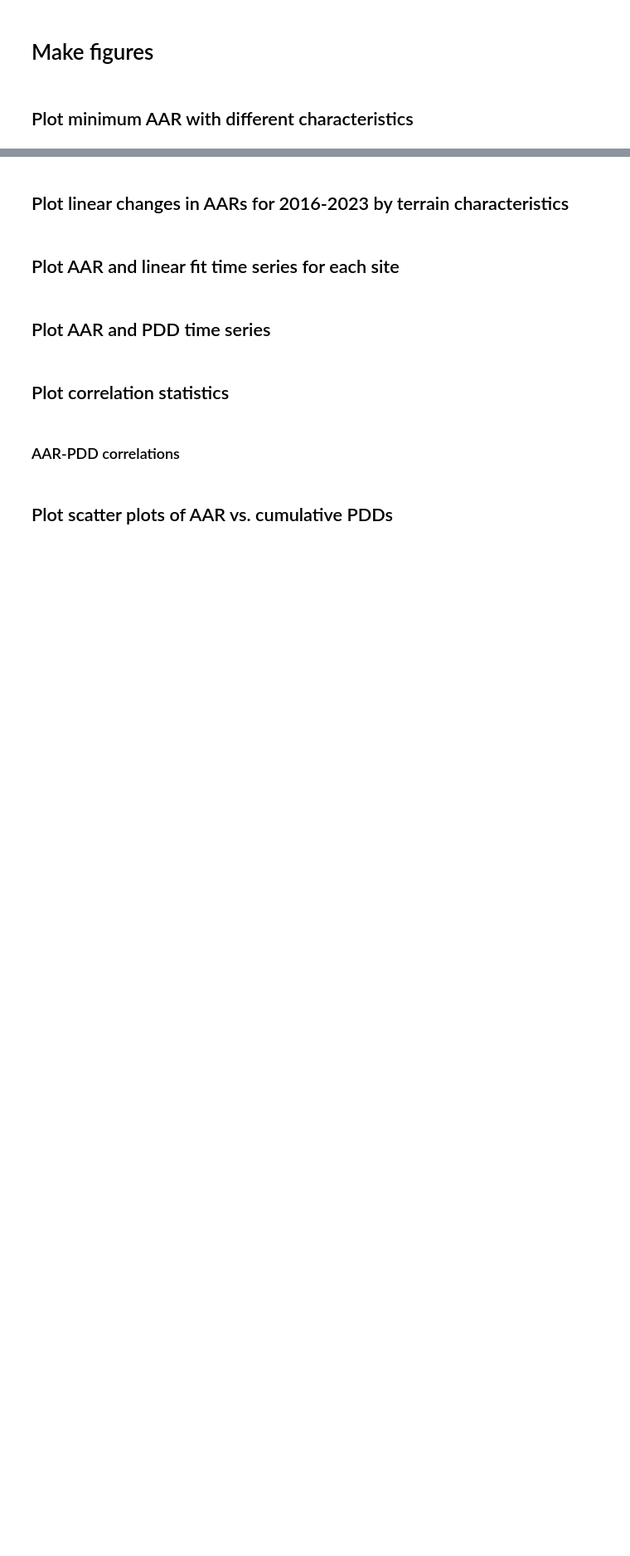
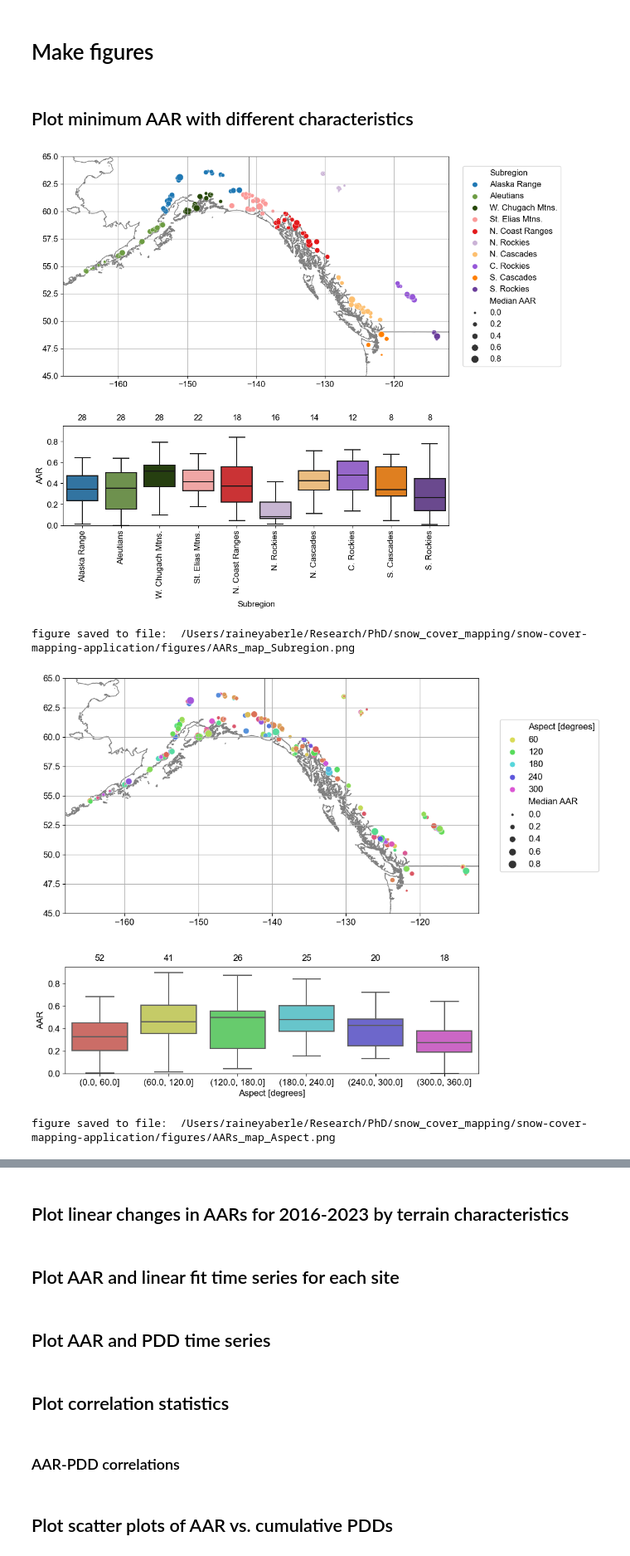
Before and after one commit to RaineyAbe/snow-cover-mapping-application, a Jupyter notebook: notebooks/6_make_figures.ipynb, the cells around one changed output, grey strips where cells are left out. Shown at 83% size. Saved outputs shown, nothing was run; the diff lists cells and outputs as text; code cells hidden in the pictures; blank space fills up the shorter version.

```diff
--- a/notebooks/6_make_figures.ipynb
+++ b/notebooks/6_make_figures.ipynb
@@ -61,55 +61,71 @@ bins_list = ['N/A',
              np.linspace(0, 750, num=7),
              np.linspace(0, 35, num=8)]
 plt.rcParams.update({'font.sans-serif':'Arial', 'font.size':12})
 xmin, xmax = -168, -112
 ymin, ymax = 45, 65
 for column, column_display, palette, bins in zip(columns, columns_display, palettes, bins_list):
     fig, ax = plt.subplots(2, 1, figsize=(10,10), gridspec_kw={'height_ratios':[2.5, 1]})
     # plot country outlines on the map
     usca.plot(ax=ax[0], facecolor='None', edgecolor='grey')
-    # plot points on the map
-    # if type(bins) != str:
-    #     sns.scatterplot(data=min_snow_cover_stats, x='centroid_x', y='centroid_y',
-    #                     vmin=np.min(bins), vmax=np.max(bins),
-    #                     hue=column, palette=palette, size='AAR_P50_min',
-    #                     sizes=(5, 100), legend=True, ax=ax[0])
-    # else:
-    sns.scatterplot(data=min_snow_cover_stats, x='centroid_x', y='centroid_y',
-                    hue=column, palette=palette, size='AAR_P50_min',
-                    sizes=(5, 100), legend=True, ax=ax[0])
+    if column !='Subregion':
+        # # Create a custom colormap with specified colormap limits
+        # cmap = plt.cm.viridis  # Choose your desired colormap
+        # norm = Normalize(vmin=np.min(bins), vmax=np.max(bins))
+        # custom_cmap = sns.color_palette([cmap(norm(value)) for value in bins], as_cmap=True)
+        # plot points on the map
+        sns.scatterplot(data=min_snow_cover_stats, x='centroid_x', y='centroid_y',
+                        hue=column, size='AAR_P50_min', palette=palette,
+                        sizes=(5, 100), legend=True, ax=ax[0])
+        # add bin column
+        min_snow_cover_stats[column + '_bin'] = pd.cut(min_snow_cover_stats[column], bins)
+        # plot boxplots
+        sns.boxplot(data=min_snow_cover_stats, x=column + '_bin', y='AAR_P50_min', showfliers=False, palette=palette, ax=ax[1])
+        # calculate number of observations in each bin
+        nobs = min_snow_cover_stats[column + '_bin'].value_counts().values
+    else:
+        # plot points on the map
+        scatter = sns.scatterplot(data=min_snow_cover_stats, x='centroid_x', y='centroid_y',
+                                  hue=column, palette=palette, size='AAR_P50_min',
+                                  sizes=(5, 100), legend=True, ax=ax[0])
+        # plot boxplots
+        sns.boxplot(data=min_snow_cover_stats, x=column, y='AAR_P50_min', showfliers=False, palette=palette, ax=ax[1])
+        ax[1].set_xticks(ax[1].get_xticks())
+        ax[1].set_xticklabels(ax[1].get_xticklabels(), rotation=90)
+        # calculate number of obserations in each bin
+        nobs = min_snow_cover_stats['Subregion'].value_counts().values
+    # Add number of observations to the boxplot
+    nobs = [str(x) for x in nobs.tolist()]
+    pos = range(len(nobs))
+    for tick in pos:
+        ax[1].text(pos[tick], 1.0,
+                   nobs[tick],
+                   horizontalalignment='center',
+                   color='k')
+    # adjust legend and axes
     sns.move_legend(ax[0], "center right", bbox_to_anchor=[1.1, 0.4, 0.2, 0.2])
     ax[0].set_xlabel('')
     ax[0].set_ylabel('')
     ax[0].grid()
     ax[0].set_xlim(xmin, xmax)
     ax[0].set_ylim(ymin, ymax)
-    # plot regional barplots
-    if type(bins) != str:
-        # add bin column
-        min_snow_cover_stats[column + '_bin'] = pd.cut(min_snow_cover_stats[column], bins)
-        # plot boxplots
-        sns.boxplot(data=min_snow_cover_stats, x=column + '_bin', y='AAR_P50_min', showfliers=False, palette=palette, ax=ax[1])
-    else:
-        # plot boxplots
-        sns.boxplot(data=min_snow_cover_stats, x=column, y='AAR_P50_min', showfliers=False, palette=palette, ax=ax[1])
-    if type(bins) == str:
-        ax[1].set_xticks(ax[1].get_xticks())
-        ax[1].set_xticklabels(ax[1].get_xticklabels(), rotation=90)
     ax[1].set_xlabel(column_display)
+    ax[1].set_ylim(0, 0.95)
     ax[1].set_ylabel('AAR')
 
     # Edit legend labels for map
     handles, labels = ax[0].get_legend_handles_labels()
     labels = [x.replace('AAR_P50_min', 'Median AAR').replace(column, column_display) for x in labels]
     ax[0].legend(handles, labels, loc='center right')
     sns.move_legend(ax[0], "center right", bbox_to_anchor=[1.1, 0.4, 0.2, 0.2])
 
     plt.show()
 
-    # Edit legend
-    handles, labels = ax[0].get_legend_handles_labels()
-
     # Save figure
     fig_fn = 'AARs_map_' + column + '.png'
     fig.savefig(os.path.join(figures_out_path, fig_fn), dpi=250, bbox_inches='tight')
     print('figure saved to file: ', os.path.join(figures_out_path, fig_fn))
+# %% [output]
+[figure, added]
+figure saved to file:  /Users/raineyaberle/Research/PhD/snow_cover_mapping/snow-cover-mapping-application/figures/AARs_map_Subregion.png
+[figure, added]
+figure saved to file:  /Users/raineyaberle/Research/PhD/snow_cover_mapping/snow-cover-mapping-application/figures/AARs_map_Aspect.png
```
Also changed, not shown: parts of 4 cells of this notebook, 6 other files.
